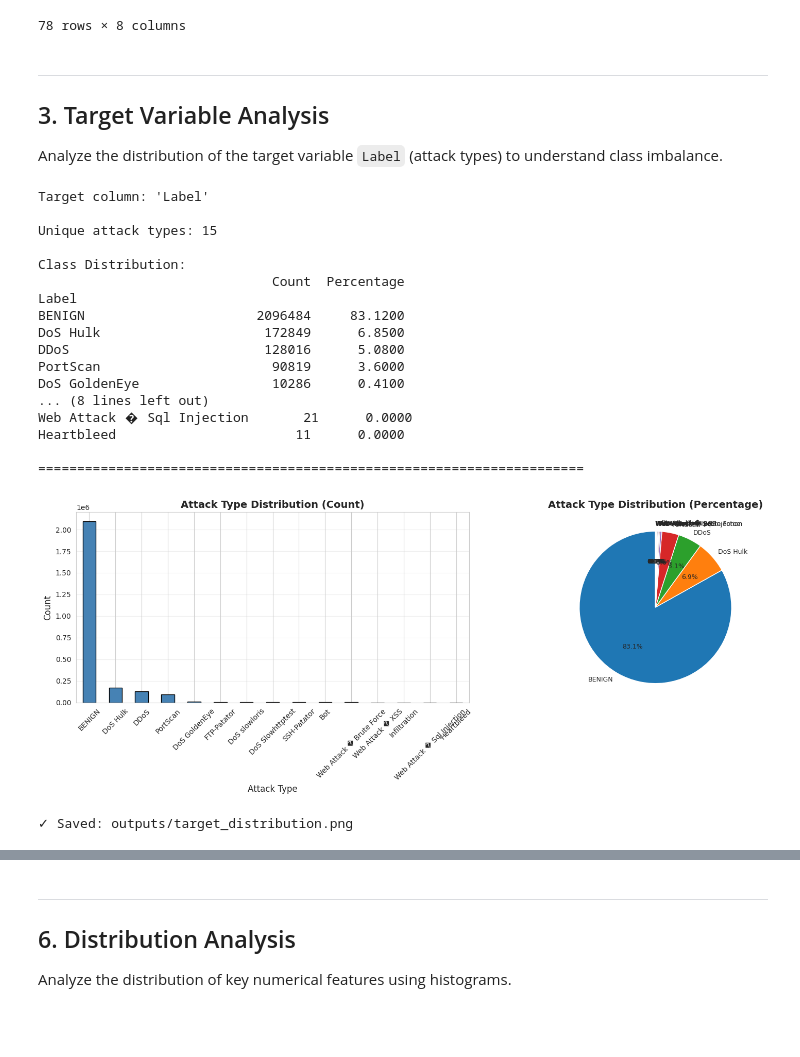
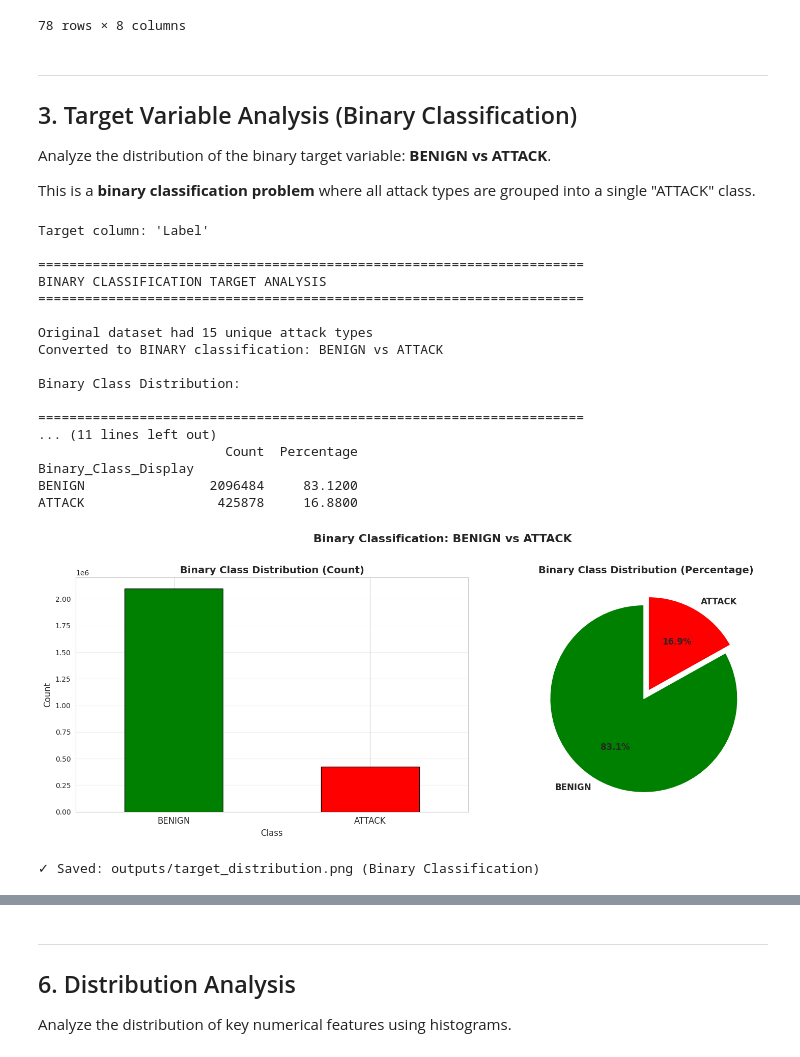
Before and after one commit to seriouslysahid/MLCEProject, a Jupyter notebook: notebooks/notebook.ipynb, the cells around one changed output, grey strips where cells are left out. Saved outputs shown, nothing was run; the diff lists cells and outputs as text; code cells hidden in the pictures; blank space fills up the shorter version.

```diff
--- a/notebooks/notebook.ipynb
+++ b/notebooks/notebook.ipynb
@@ -80,7 +161,7 @@ CONFIG = {
     'CHUNK_SIZE': 50000,
     'CLASS_WEIGHT': 'balanced',
     'CV_FOLDS': 5,
-    'SCORING': 'f1_macro',
+    'SCORING': 'f1_binary',  # Binary classification scoring
     'MAX_ITER': 1000  # Centralized max_iter for all models
 }
 
@@ -545,17 +616,32 @@ Summary Statistics for Numerical Features:
 78 rows × 8 columns
 # %% [markdown]
 ---
-## 3. Target Variable Analysis
+## 3. Target Variable Analysis (Binary Classification)
 
-Analyze the distribution of the target variable `Label` (attack types) to understand class imbalance.
+Analyze the distribution of the binary target variable: **BENIGN vs ATTACK**.
+
+This is a **binary classification problem** where all attack types are grouped into a single "ATTACK" class.
 # %%
 # Identify target column (should be ' Label' or 'Label')
 target_col = ' Label' if ' Label' in df.columns else 'Label'
 
 print(f"Target column: '{target_col}'")
-print(f"\nUnique attack types: {df[target_col].nunique()}")
-print("\nClass Distribution:")
-class_dist = df[target_col].value_counts().sort_values(ascending=False)
+
+# Create binary classification labels for analysis
+print("\n" + "="*70)
+print("BINARY CLASSIFICATION TARGET ANALYSIS")
+print("="*70)
+
+# Convert to binary for display
+df['Binary_Class_Display'] = df[target_col].apply(lambda x: 'BENIGN' if x == 'BENIGN' else 'ATTACK')
+
+print(f"\nOriginal dataset had {df[target_col].nunique()} unique attack types")
+print("Converted to BINARY classification: BENIGN vs ATTACK")
+
+print("\nBinary Class Distribution:")
+print("\n" + "="*70)
+
+class_dist = df['Binary_Class_Display'].value_counts().sort_values(ascending=False)
 class_dist_pct = (class_dist / len(df) * 100).round(2)
 
 class_summary = pd.DataFrame({
@@ -564,54 +650,58 @@ class_summary = pd.DataFrame({
 })
 
 print(class_summary)
-print("\n" + "="*70)
 # %% [output]
 Target column: 'Label'
 
-Unique attack types: 15
+======================================================================
+BINARY CLASSIFICATION TARGET ANALYSIS
+======================================================================
 
-Class Distribution:
-                              Count  Percentage
-Label
-BENIGN                      2096484     83.1200
-DoS Hulk                     172849      6.8500
-DDoS                         128016      5.0800
-PortScan                      90819      3.6000
-DoS GoldenEye                 10286      0.4100
-... (8 lines left out)
-Web Attack � Sql Injection       21      0.0000
-Heartbleed                       11      0.0000
+Original dataset had 15 unique attack types
+Converted to BINARY classification: BENIGN vs ATTACK
+
+Binary Class Distribution:
 
 ======================================================================
+... (11 lines left out)
+                        Count  Percentage
+Binary_Class_Display
+BENIGN                2096484     83.1200
+ATTACK                 425878     16.8800
 # %%
 # Create outputs directory
 outputs_dir = Path('/content/outputs')
 outputs_dir.mkdir(parents=True, exist_ok=True)
 
-# Visualize target distribution
+# Visualize BINARY target distribution
 fig, axes = plt.subplots(1, 2, figsize=(16, 6))
+fig.suptitle('Binary Classification: BENIGN vs ATTACK', fontsize=16, fontweight='bold', y=1.02)
+
+# Define colors for binary classes
+colors_bar = ['green', 'red']  # Green for BENIGN, Red for ATTACK
 
 # Bar plot
-class_dist.plot(kind='bar', ax=axes[0], color='steelblue', edgecolor='black')
-axes[0].set_title('Attack Type Distribution (Count)', fontsize=14, fontweight='bold')
-axes[0].set_xlabel('Attack Type', fontsize=12)
+class_dist.plot(kind='bar', ax=axes[0], color=colors_bar, edgecolor='black')
+axes[0].set_title('Binary Class Distribution (Count)', fontsize=14, fontweight='bold')
+axes[0].set_xlabel('Class', fontsize=12)
 axes[0].set_ylabel('Count', fontsize=12)
-axes[0].tick_params(axis='x', rotation=45, labelsize=10)
+axes[0].tick_params(axis='x', rotation=0, labelsize=12)
 axes[0].grid(True, axis='y', alpha=0.3)
 
 # Pie chart
 axes[1].pie(class_dist, labels=class_dist.index, autopct='%1.1f%%',
-            startangle=90, textprops={'fontsize': 9})
-axes[1].set_title('Attack Type Distribution (Percentage)', fontsize=14, fontweight='bold')
+            colors=colors_bar, startangle=90, textprops={'fontsize': 12, 'fontweight': 'bold'},
+            explode=[0.05, 0.05])  # Slight separation for clarity
+axes[1].set_title('Binary Class Distribution (Percentage)', fontsize=14, fontweight='bold')
 
 plt.tight_layout()
 plt.savefig(
     get_output_path('target_distribution.png'),
     dpi=300,
     bbox_inches='tight'
 )
 plt.show()
-print("✓ Saved: outputs/target_distribution.png")
+print("✓ Saved: outputs/target_distribution.png (Binary Classification)")
 # %% [output]
-[figure, old version]
+[figure, new version]
-✓ Saved: outputs/target_distribution.png
+✓ Saved: outputs/target_distribution.png (Binary Classification)
```
Also changed, not shown: parts of 67 cells of this notebook.
